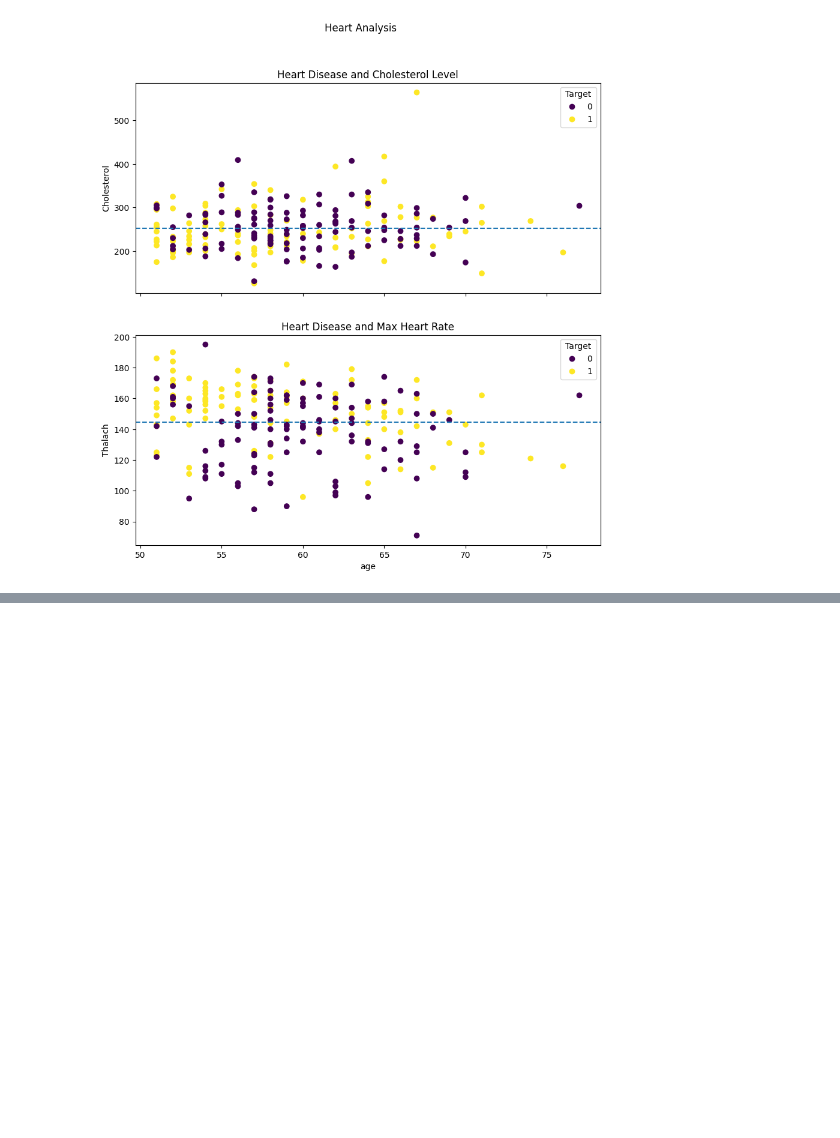
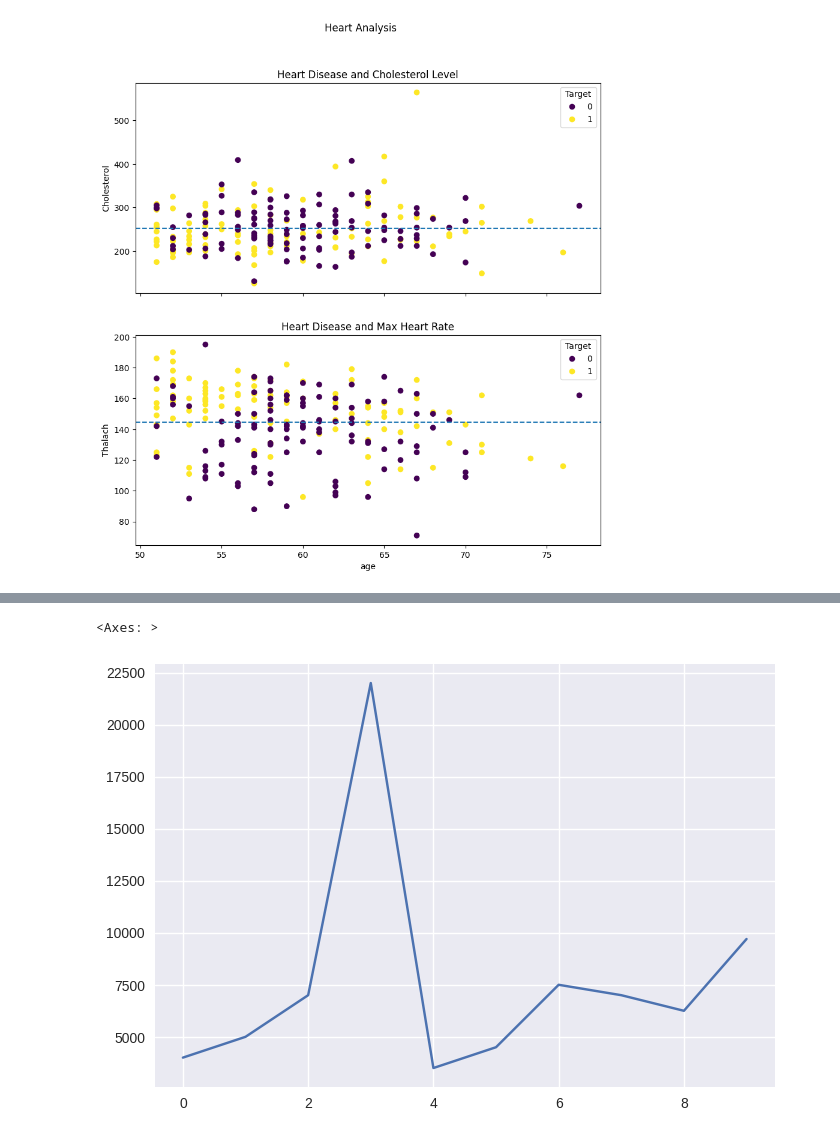
Before and after one commit to rahat-r404/Advance_Python, a Jupyter notebook: MatplotLib.ipynb, the cells around one changed output, grey strips where cells are left out. Saved outputs shown, nothing was run; the diff lists cells and outputs as text; code cells hidden in the pictures; blank space fills up the shorter version.

```diff
--- a/MatplotLib.ipynb
+++ b/MatplotLib.ipynb
@@ -741,0 +480,5 @@ fig.suptitle("Heart Analysis");
+# %%
+car_sales["Price"].plot()
+# %% [output]
+<Axes: >
+[figure, added]
```
Also changed, not shown: parts of 19 cells of this notebook.
